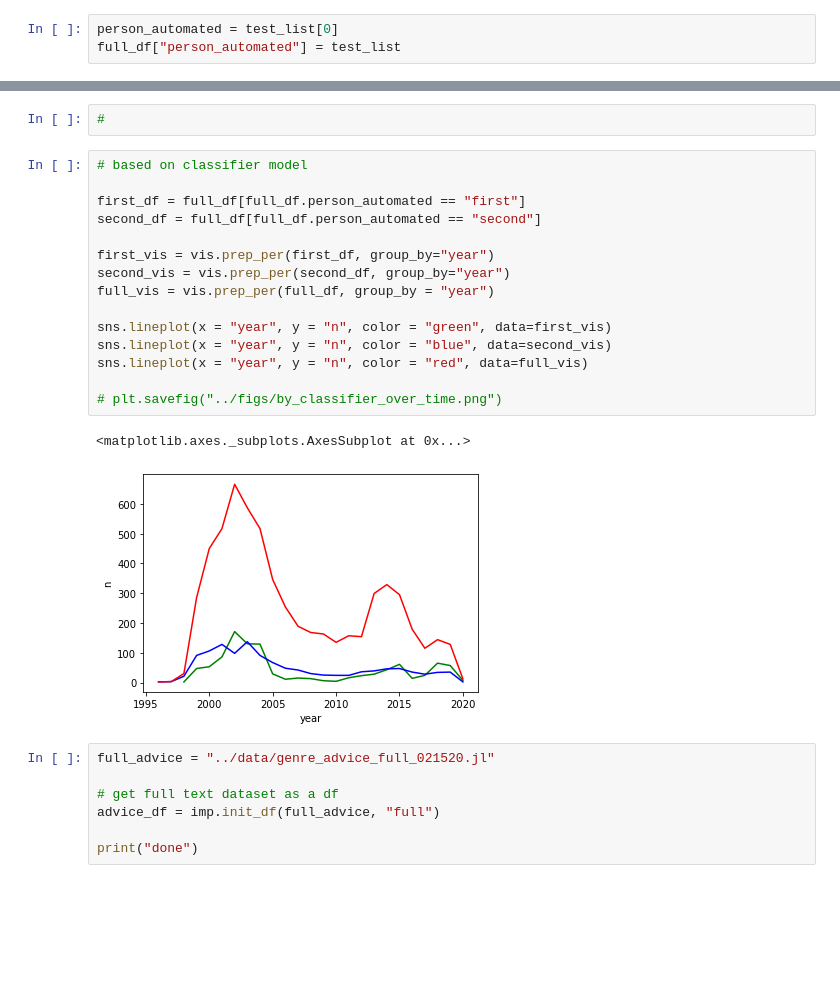
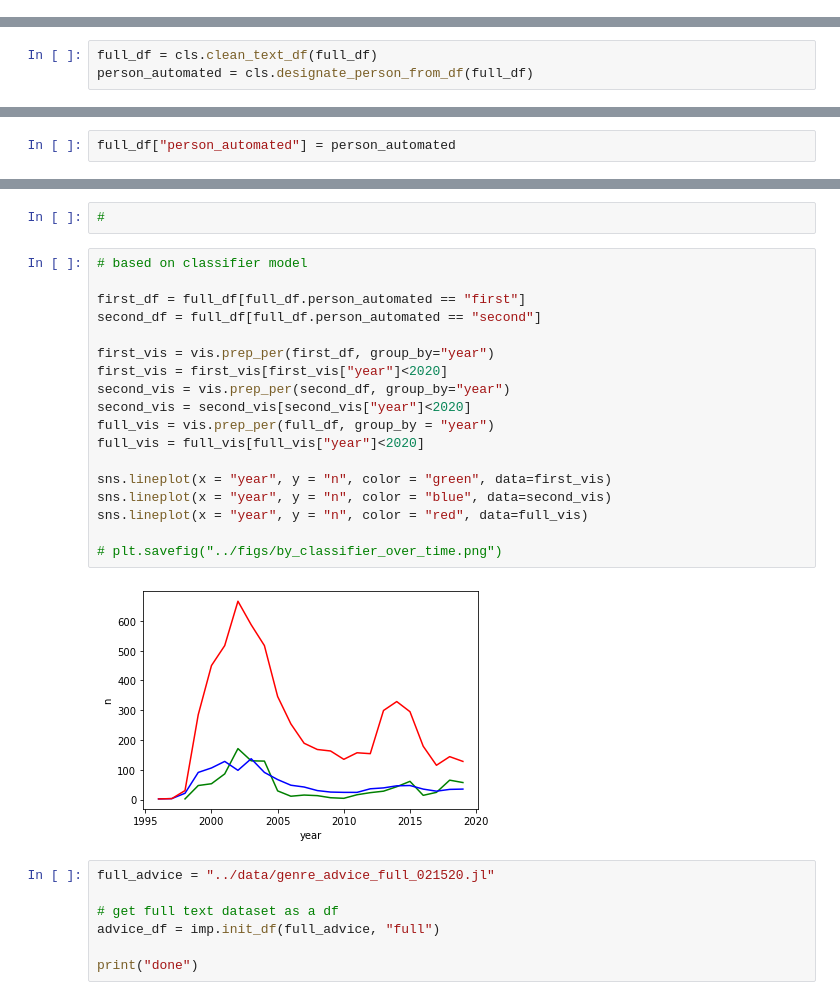
Before and after one commit to crboothb/sciencemag-careers-analysis, a Jupyter notebook: scripts/classifier_test2.ipynb, the cells around one changed output, grey strips where cells are left out. Drawn from its saved outputs; the diff is of its cells as text; blank space fills up the shorter version.

```diff
--- a/scripts/classifier_test2.ipynb
+++ b/scripts/classifier_test2.ipynb
@@ -73,3 +57,0 @@ test_list = cls.predict_from_text_list(full_df["text"])
-# %%
-person_automated = test_list[0]
-full_df["person_automated"] = test_list
@@ -77,0 +58,3 @@ full_df["person_automated"] = test_list
+# %%
+full_df = cls.clean_text_df(full_df)
+person_automated = cls.designate_person_from_df(full_df)
@@ -77,0 +64,2 @@ full_df["person_automated"] = test_list
+# %%
+full_df["person_automated"] = person_automated
@@ -85,21 +80,23 @@ full_df["person_automated"] = test_list
 # %%
 # based on classifier model
 
 first_df = full_df[full_df.person_automated == "first"]
 second_df = full_df[full_df.person_automated == "second"]
 
 first_vis = vis.prep_per(first_df, group_by="year")
+first_vis = first_vis[first_vis["year"]<2020]
 second_vis = vis.prep_per(second_df, group_by="year")
+second_vis = second_vis[second_vis["year"]<2020]
 full_vis = vis.prep_per(full_df, group_by = "year")
+full_vis = full_vis[full_vis["year"]<2020]
 
 sns.lineplot(x = "year", y = "n", color = "green", data=first_vis)
 sns.lineplot(x = "year", y = "n", color = "blue", data=second_vis)
 sns.lineplot(x = "year", y = "n", color = "red", data=full_vis)
 
 # plt.savefig("../figs/by_classifier_over_time.png")
 # %% [output]
-<matplotlib.axes._subplots.AxesSubplot at 0x...>
-[figure, old version]
+[figure, new version]
 # %%
 full_advice = "../data/genre_advice_full_021520.jl"
 
```
Also changed, not shown: parts of 8 cells of this notebook.
